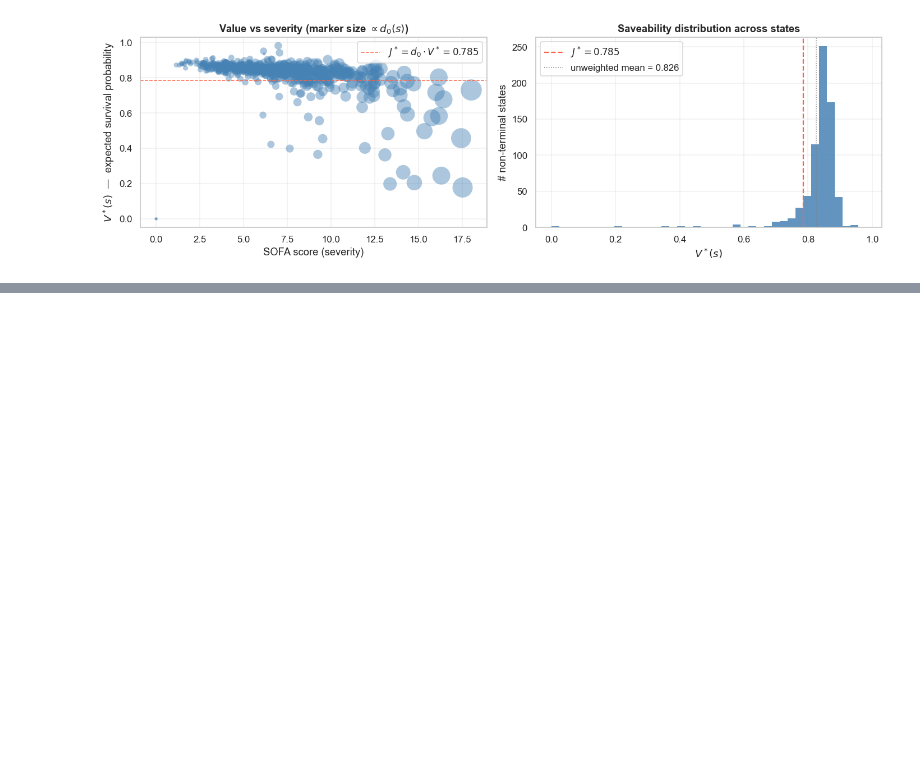
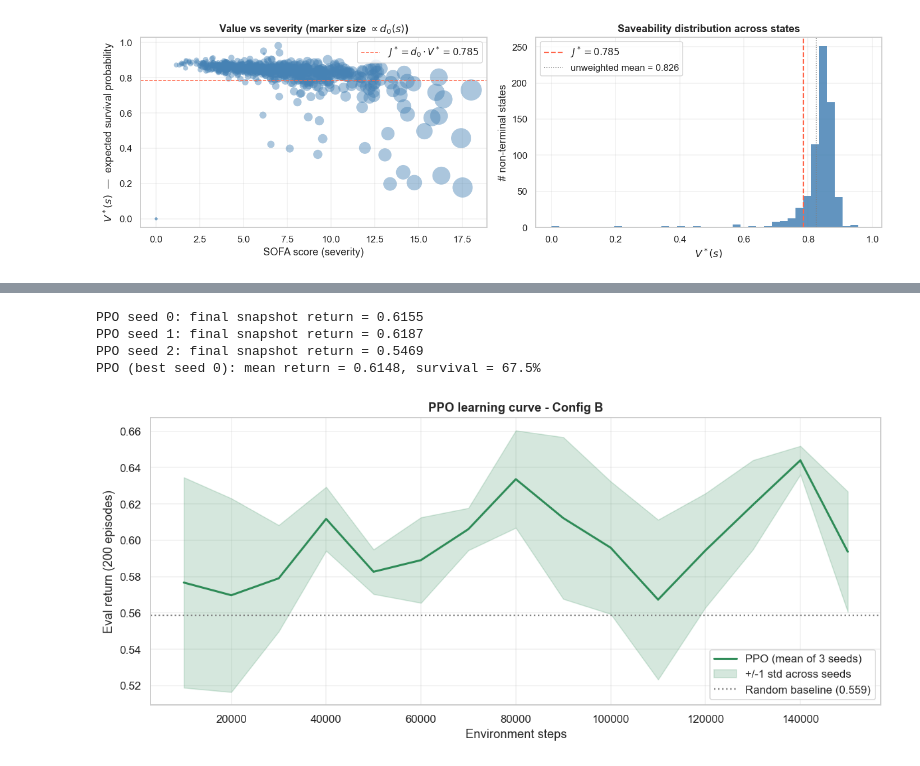
Before and after one commit to SamuelBraun/reinforcement-learning-sepsis, a Jupyter notebook: rl_sepsis_project.ipynb, the cells around one changed output, grey strips where cells are left out. Cells and saved outputs as stored; diff of their text form; code cells hidden in the pictures; blank space fills up the shorter version.

```diff
--- a/rl_sepsis_project.ipynb
+++ b/rl_sepsis_project.ipynb
@@ -1261,0 +1812,36 @@ ContinuousICUSepsisEnv
+# %%
+def make_ppo(env, seed):
+    model = PPO(
+        'MlpPolicy', env,
+        gamma=GAMMA,
+        n_steps=2048,
+        batch_size=64,
+        n_epochs=10,
+        gae_lambda=0.95,
+        ent_coef=0.01,
+        learning_rate=3e-4,
+        seed=seed,
+        verbose=0,
+    )
+    return model
+
+
+ppo_runs = train_sb3(make_ppo, 'PPO')
+ppo_best = best_run(ppo_runs)
+ppo_model = ppo_best['model']
+ppo_predict = sb3_predict_factory(ppo_model)
+
+set_global_seeds(SEED)
+ppo_returns, ppo_lengths, ppo_eval_info = evaluate_agent(ppo_predict, n_episodes=1000, seed=SEED)
+ppo_mean_ret = float(ppo_returns.mean())
+ppo_surv = float((ppo_returns > 0).mean()) * 100
+print(f'PPO (best seed {ppo_best["seed"]}): mean return = {ppo_mean_ret:.4f}, survival = {ppo_surv:.1f}%')
+# %% [output]
+PPO seed 0: final snapshot return = 0.6155
+PPO seed 1: final snapshot return = 0.6187
+PPO seed 2: final snapshot return = 0.5469
+PPO (best seed 0): mean return = 0.6148, survival = 67.5%
+# %%
+plot_learning_curve(ppo_runs, 'seagreen', 'PPO', 'configB_ppo_curve.png')
+# %% [output]
+[figure, added]
```
Also changed, not shown: parts of 71 cells of this notebook, 18 other files.
